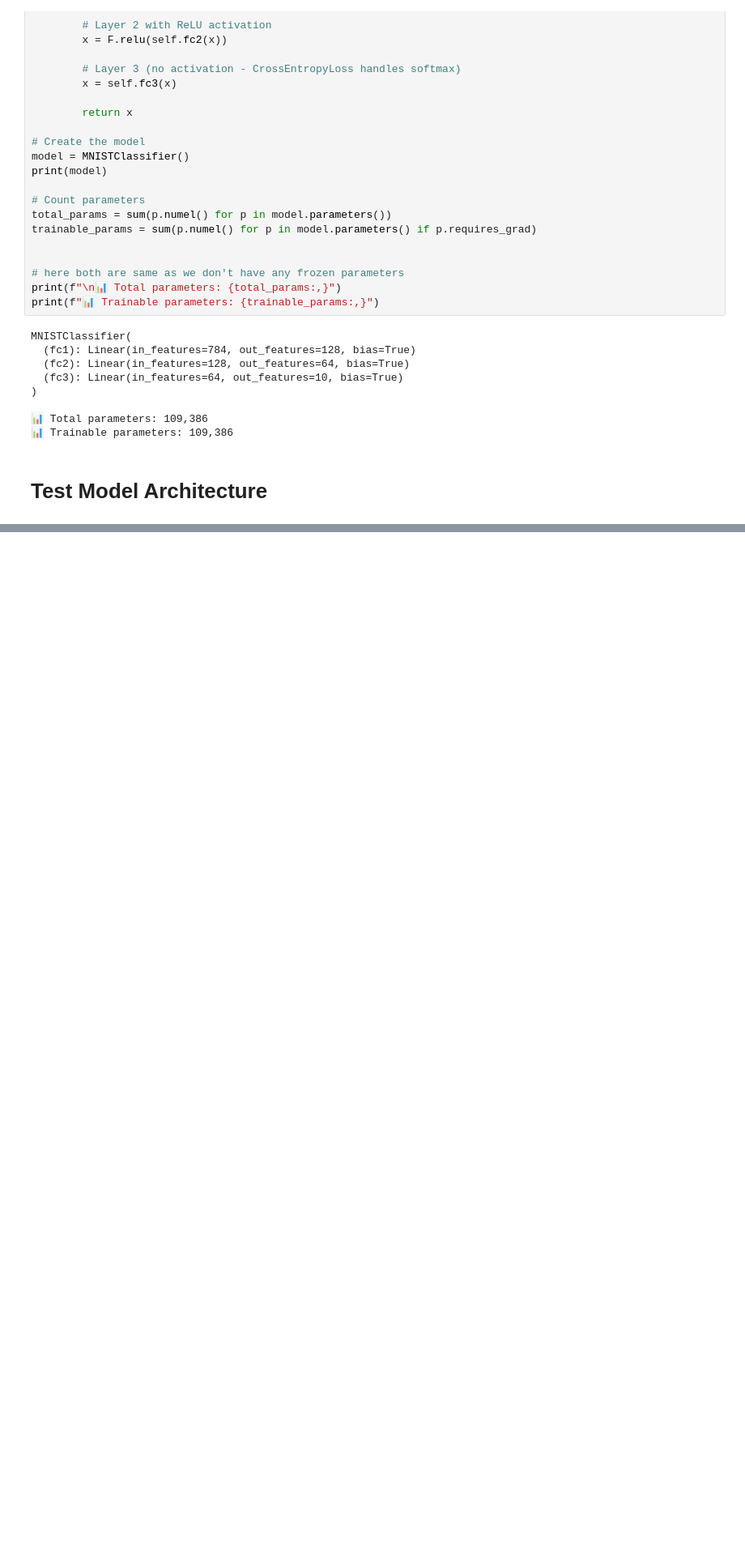
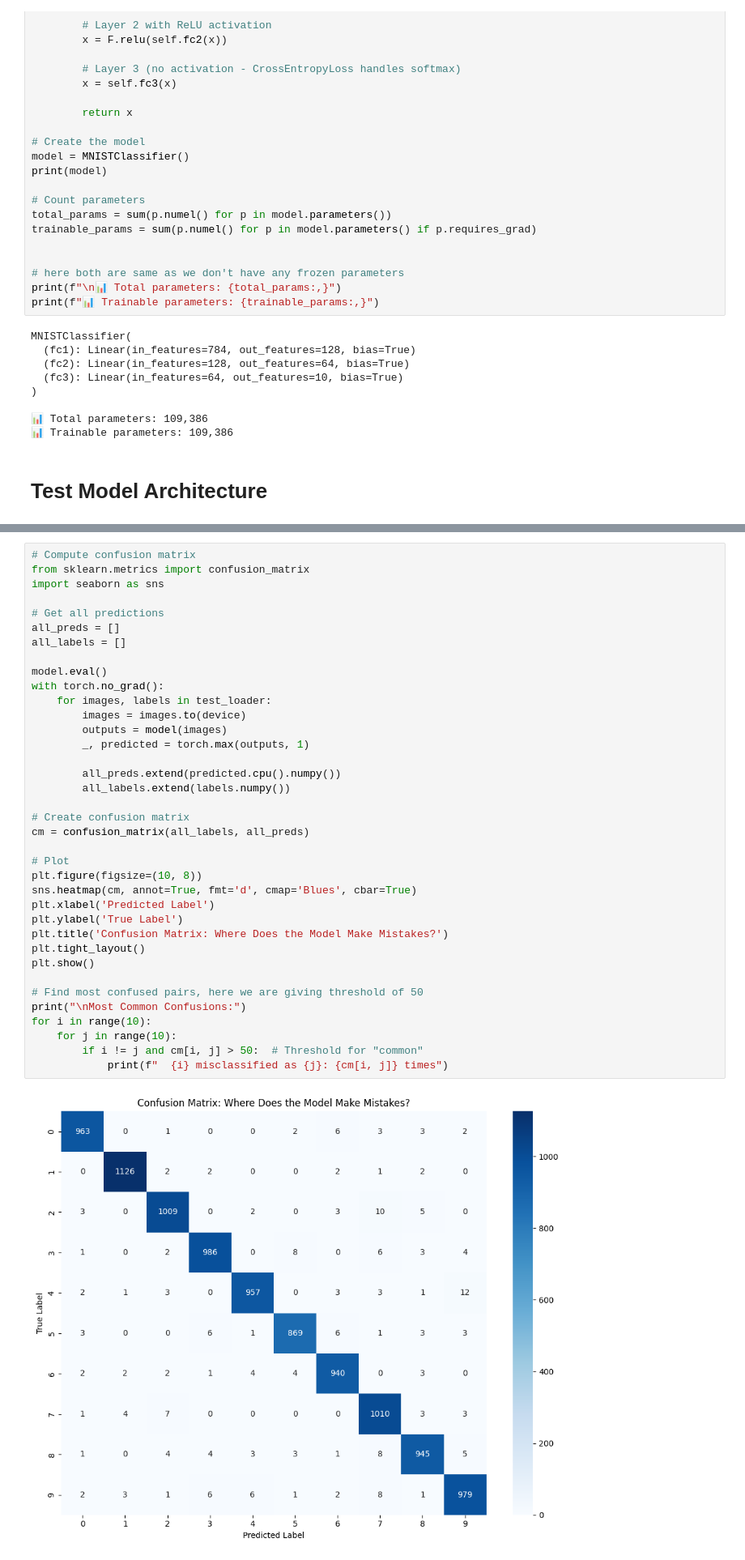
Before and after one commit to LekaLakshmi/Artificial-intelligence, a Jupyter notebook: Deep_learning_lab_2.ipynb, the cells around one changed output, grey strips where cells are left out. Shown at 81% size. Saved outputs shown, nothing was run; the diff lists cells and outputs as text; blank space fills up the shorter version.

```diff
--- a/Deep_learning_lab_2.ipynb
+++ b/Deep_learning_lab_2.ipynb
@@ -773,0 +1085,39 @@ Digit 9: 9.84%
+# %%
+# Compute confusion matrix
+from sklearn.metrics import confusion_matrix
+import seaborn as sns
+
+# Get all predictions
+all_preds = []
+all_labels = []
+
+model.eval()
+with torch.no_grad():
+    for images, labels in test_loader:
+        images = images.to(device)
+        outputs = model(images)
+        _, predicted = torch.max(outputs, 1)
+
+        all_preds.extend(predicted.cpu().numpy())
+        all_labels.extend(labels.numpy())
+
+# Create confusion matrix
+cm = confusion_matrix(all_labels, all_preds)
+
+# Plot
+plt.figure(figsize=(10, 8))
+sns.heatmap(cm, annot=True, fmt='d', cmap='Blues', cbar=True)
+plt.xlabel('Predicted Label')
+plt.ylabel('True Label')
+plt.title('Confusion Matrix: Where Does the Model Make Mistakes?')
+plt.tight_layout()
+plt.show()
+
+# Find most confused pairs, here we are giving threshold of 50
+print("\nMost Common Confusions:")
+for i in range(10):
+    for j in range(10):
+        if i != j and cm[i, j] > 50:  # Threshold for "common"
+            print(f"  {i} misclassified as {j}: {cm[i, j]} times")
+# %% [output]
+[figure, added]
```
Also changed, not shown: parts of 23 cells of this notebook.
